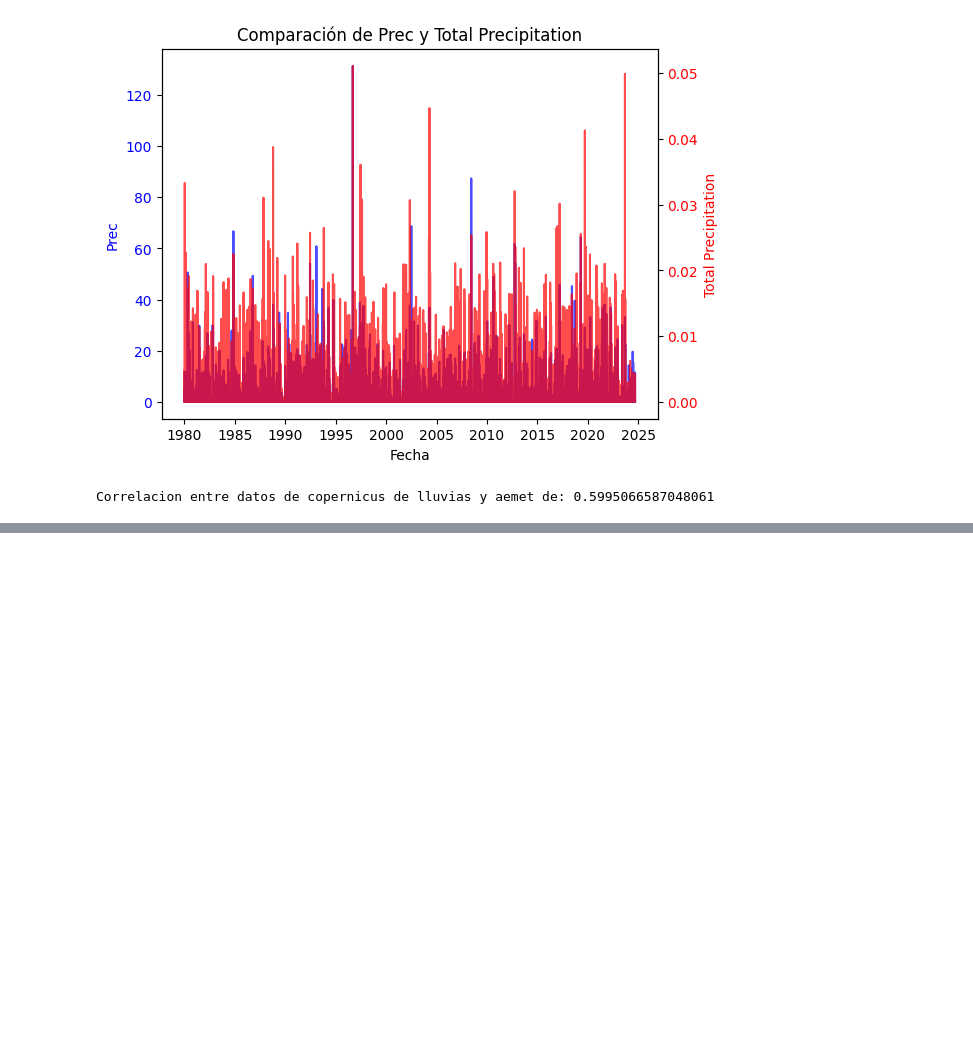
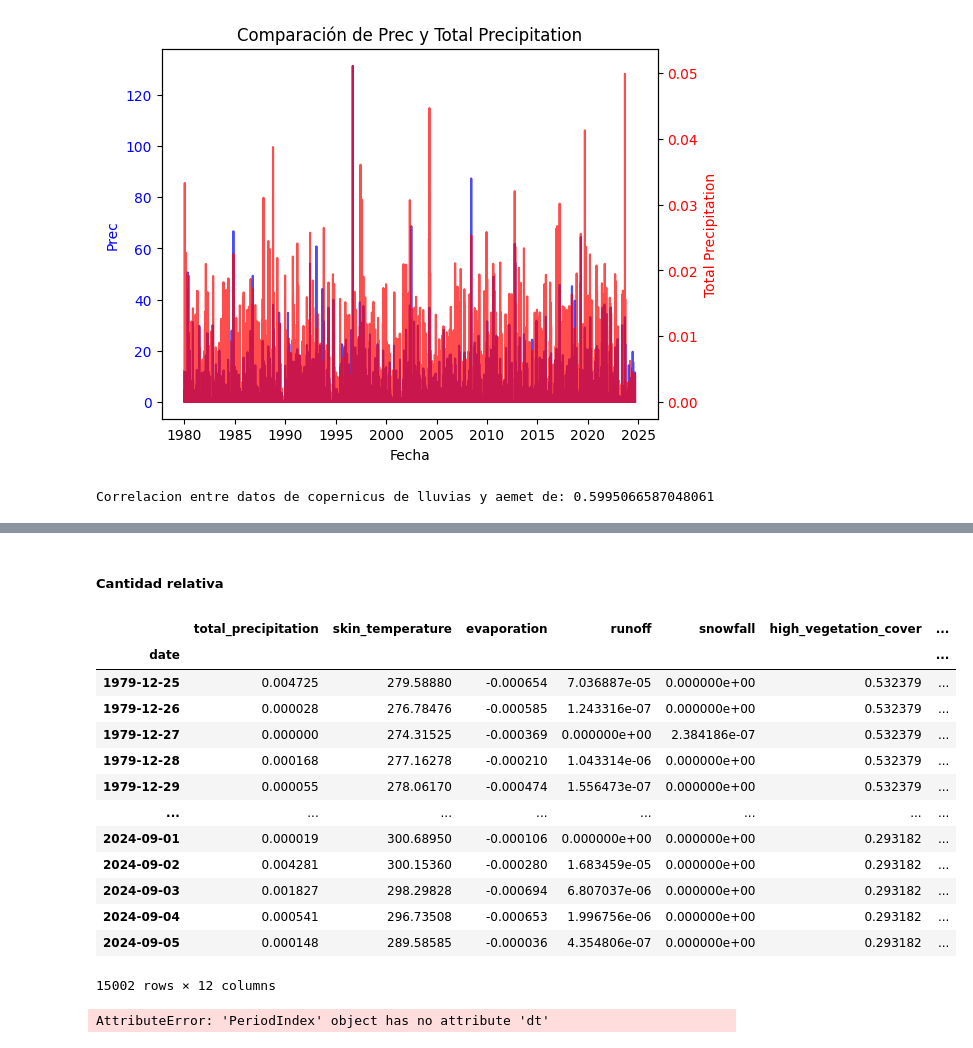
Before and after one commit to delatorre96/Water-Prediction, a Jupyter notebook: Análisis pixel.ipynb, the cells around one changed output, grey strips where cells are left out. Drawn from its saved outputs; the diff is of its cells as text; code cells hidden in the pictures; blank space fills up the shorter version.

```diff
--- a/Análisis pixel.ipynb
+++ b/Análisis pixel.ipynb
@@ -317,0 +438,24 @@ plt.show()
+# %%
+df = pd.merge(df_x, df_rios, on = 'date', how = 'inner')
+df.set_index('date',inplace = True)
+
+df = df[['quantity_hm3', 'total_precipitation', 'prec']]
+# Excluir la columna "quantity_hm3"
+columns_to_aggregate = ['total_precipitation', 'prec']
+
+# Crear las columnas del total del mes anterior
+for col in columns_to_aggregate:
+    for mes in [1, 2,3,4,5,6, 12, 24, 48] :
+        # Crear una columna temporal con los valores acumulados por mes
+        monthly_total = df[col].resample('M').sum()
+
+        # Asignar el total del mes anterior para cada día
+        df[f'{col}_{mes}_month_sum'] = df.index.to_series().map(
+            lambda date: monthly_total.get(date - pd.DateOffset(months=mes), None)
+        )
+        monthly_total = df[col].resample('M').mean()
+
+        # Asignar el total del mes anterior para cada día
+        df[f'{col}_{mes}_month_mean'] = df.index.to_series().map(
+            lambda date: monthly_total.get(date - pd.DateOffset(months=mes), None)
+        )
@@ -317,0 +483,55 @@ plt.show()
+# %% [markdown]
+##### Cantidad relativa
+# %%
+df
+# %% [output]
+|  | total_precipitation | skin_temperature | evaporation | runoff | snowfall | high_vegetation_cover | ... |
+| date |  |  |  |  |  |  | ... |
+| 1979-12-25 | 0.004725 | 279.58880 | -0.000654 | 7.036887e-05 | 0.000000e+00 | 0.532379 | ... |
+| 1979-12-26 | 0.000028 | 276.78476 | -0.000585 | 1.243316e-07 | 0.000000e+00 | 0.532379 | ... |
+| 1979-12-27 | 0.000000 | 274.31525 | -0.000369 | 0.000000e+00 | 2.384186e-07 | 0.532379 | ... |
+| 1979-12-28 | 0.000168 | 277.16278 | -0.000210 | 1.043314e-06 | 0.000000e+00 | 0.532379 | ... |
+| 1979-12-29 | 0.000055 | 278.06170 | -0.000474 | 1.556473e-07 | 0.000000e+00 | 0.532379 | ... |
+| ... | ... | ... | ... | ... | ... | ... | ... |
+| 2024-09-01 | 0.000019 | 300.68950 | -0.000106 | 0.000000e+00 | 0.000000e+00 | 0.293182 | ... |
+| 2024-09-02 | 0.004281 | 300.15360 | -0.000280 | 1.683459e-05 | 0.000000e+00 | 0.293182 | ... |
+| 2024-09-03 | 0.001827 | 298.29828 | -0.000694 | 6.807037e-06 | 0.000000e+00 | 0.293182 | ... |
+| 2024-09-04 | 0.000541 | 296.73508 | -0.000653 | 1.996756e-06 | 0.000000e+00 | 0.293182 | ... |
+| 2024-09-05 | 0.000148 | 289.58585 | -0.000036 | 4.354806e-07 | 0.000000e+00 | 0.293182 | ... |
+15002 rows × 12 columns
+# %%
+# Unir los datos de precipitaciones y de ríos
+df = pd.merge(df_x, df_rios, on='date', how='inner')
+df['date'] = pd.to_datetime(df['date'])  # Asegurarte de que 'date' está en datetime
+df.set_index('date', inplace=True)
+
+# Calcular la diferencia mensual de la variable objetivo
+df['quantity_hm3_diff'] = df['quantity_hm3'].diff()
+
+# Variables para calcular retardos, acumulados y promedios móviles
+variables = ['total_precipitation', 'prec']
+lags_months = [1, 2, 3, 4, 5, 6, 12, 24, 48]  # Retardos y acumulados en meses
+
+# Crear un índice basado en el inicio de cada mes
+df['month_start'] = df.index.to_period('M').dt.start_time
+
+# Agrupación mensual: sumar precipitaciones por mes
+monthly_agg = df.groupby('month_start')[variables].sum().reset_index()
+
+# Iterar sobre las variables y calcular retardos, acumulados y promedios móviles
+for var in variables:
+    for lag in lags_months:
+        # Calcular acumulados de los últimos N meses
+        monthly_agg[f'{var}_sum_last{lag}m'] = monthly_agg[var].rolling(window=lag).sum()
+
+        # Calcular promedios móviles de los últimos N meses
+        monthly_agg[f'{var}_mean_last{lag}m'] = monthly_agg[var].rolling(window=lag).mean()
+
+# Unir los valores agregados mensuales al DataFrame diario
+df = df.merge(monthly_agg, left_on='month_start', right_on='month_start', how='left')
+
+# Calcular las correlaciones entre las variables y los cambios en la cantidad de agua
+correlaciones = df.drop(['month_start'], axis=1).corr(method='spearman')
+correlaciones_filtradas = correlaciones['quantity_hm3_diff'].dropna().sort_values(ascending=False)
+# %% [output]
+AttributeError: 'PeriodIndex' object has no attribute 'dt'
```
Also changed, not shown: parts of 32 cells of this notebook.
